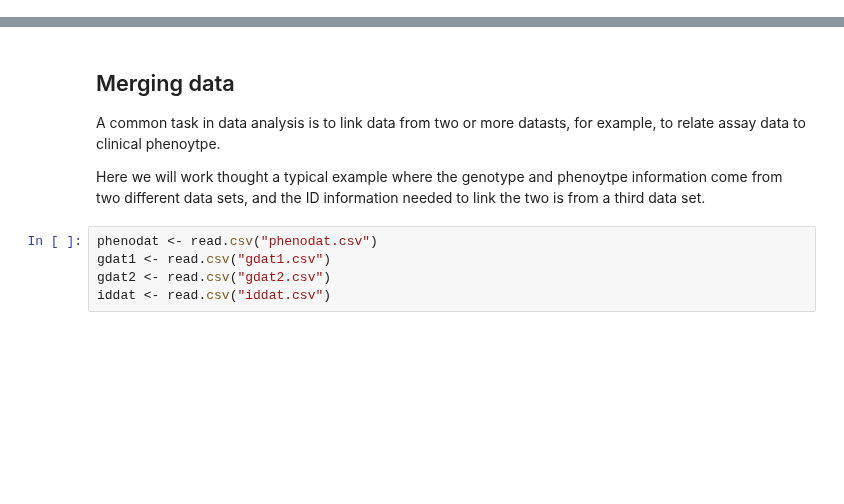
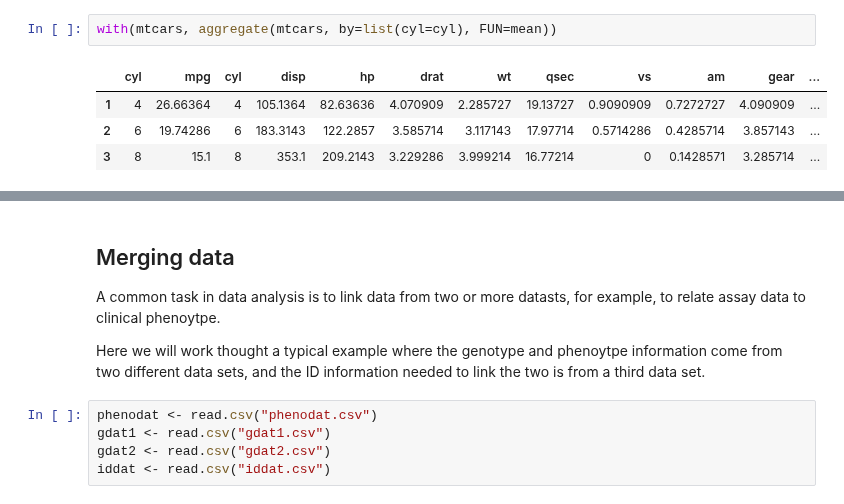
Before and after one commit to duke-biostats/ngs-2015, a Jupyter notebook: Wk1_Fri/Grouping and Aggregation.ipynb, the cells around one changed output, grey strips where cells are left out. Saved outputs shown, nothing was run; the diff lists cells and outputs as text; blank space fills up the shorter version.

```diff
--- a/Wk1_Fri/Grouping and Aggregation.ipynb
+++ b/Wk1_Fri/Grouping and Aggregation.ipynb
@@ -0,0 +111,7 @@
+# %%
+with(mtcars, aggregate(mtcars, by=list(cyl=cyl), FUN=mean))
+# %% [output]
+|  | cyl | mpg | cyl | disp | hp | drat | wt | qsec | vs | am | gear | ... |
+| 1 | 4 | 26.66364 | 4 | 105.1364 | 82.63636 | 4.070909 | 2.285727 | 19.13727 | 0.9090909 | 0.7272727 | 4.090909 | ... |
+| 2 | 6 | 19.74286 | 6 | 183.3143 | 122.2857 | 3.585714 | 3.117143 | 17.97714 | 0.5714286 | 0.4285714 | 3.857143 | ... |
+| 3 | 8 | 15.1 | 8 | 353.1 | 209.2143 | 3.229286 | 3.999214 | 16.77214 | 0 | 0.1428571 | 3.285714 | ... |
```
Also changed, not shown: parts of 36 cells of this notebook, 3 other files.
